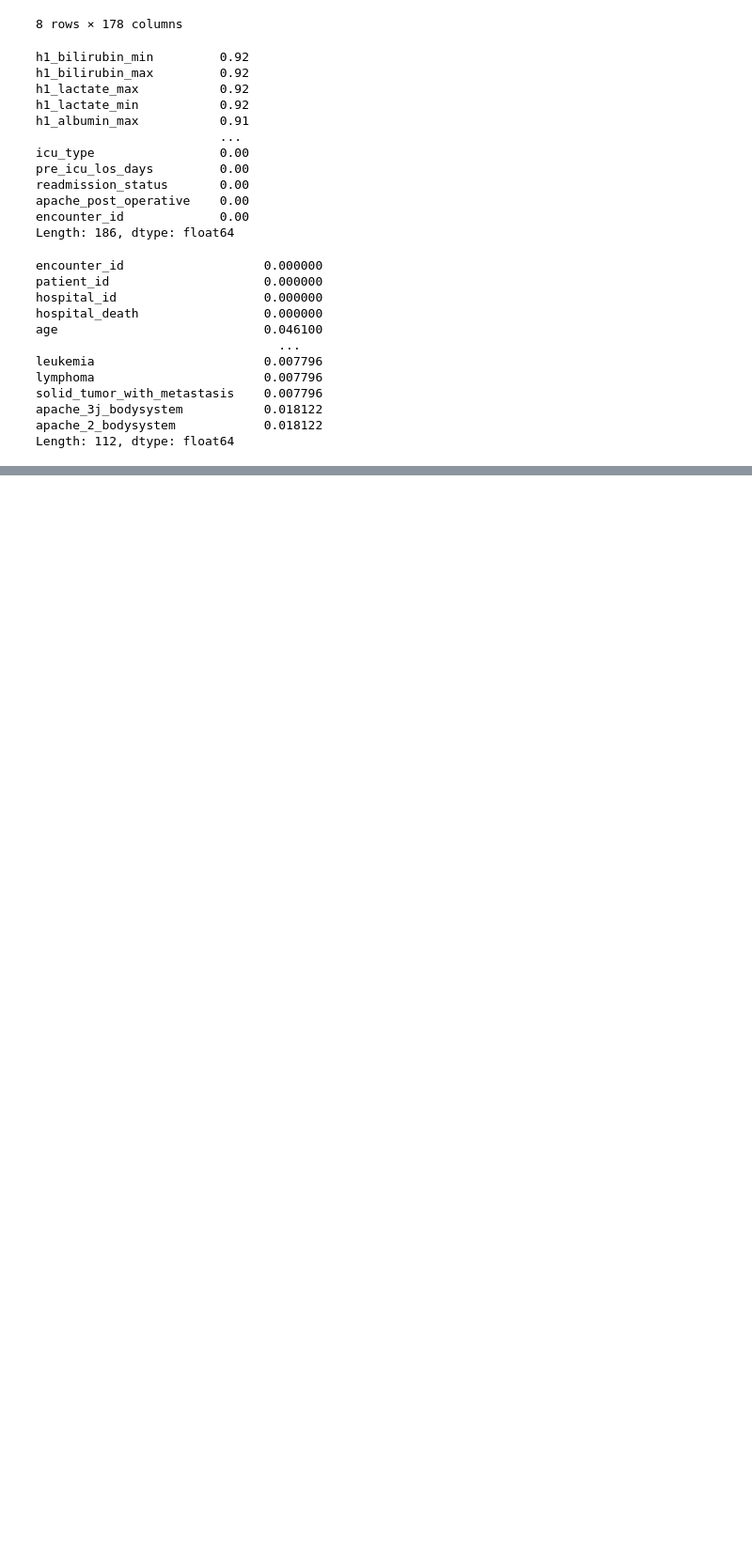
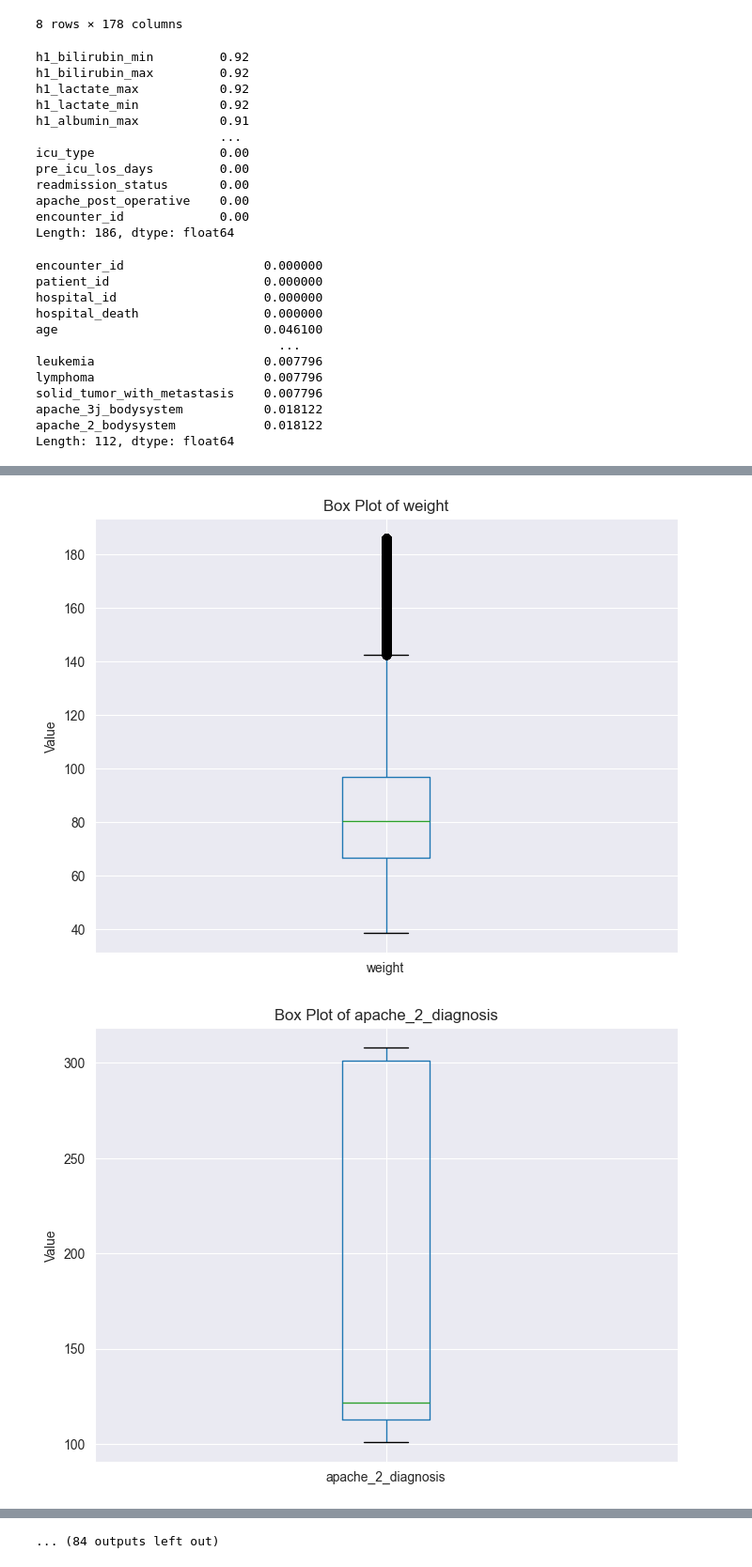
Before and after one commit to BVishal-Geek/Patient-Survival-Prediction---Dash-Visualization, a Jupyter notebook: src/main1.ipynb, the cells around one changed output, grey strips where cells are left out. Shown at 94% size. Saved outputs shown, nothing was run; the diff lists cells and outputs as text; code cells hidden in the pictures; blank space fills up the shorter version.

```diff
--- a/src/main1.ipynb
+++ b/src/main1.ipynb
@@ -123,0 +108,4 @@ for column in numeric_columns:
+# %%
+imputer = SimpleImputer(strategy='most_frequent')
+for column in Categorical:
+    df_dropped[column] = imputer.fit_transform(df_dropped[column].values.reshape(-1, 1)).flatten()
@@ -123,0 +131,5 @@ for column in numeric_columns:
+# %%
+Categorical_copy = pd.DataFrame()
+for cols in Categorical:
+    Categorical_copy[cols] = df_dropped[cols]
+    df_dropped = df_dropped.drop([cols],axis=1)
@@ -123,0 +156,17 @@ for column in numeric_columns:
+# %%
+df_copy = df_dropped.copy()
+
+# Create a mask of missing values
+missing_mask = df_copy.isna()
+
+# Initialize an IterativeImputer
+imputer = IterativeImputer(max_iter=10, random_state=0)
+
+# Fit the imputer and transform the data
+imputed_values = imputer.fit_transform(df_copy)
+
+# Convert the imputed values array back to a DataFrame
+imputed_df = pd.DataFrame(imputed_values, columns=df_copy.columns, index=df_copy.index)
+
+# Assign the imputed values to the missing values in df_copy
+df_copy[missing_mask] = imputed_df[missing_mask]
@@ -123,0 +181,2 @@ for column in numeric_columns:
+# %%
+Df_Patients = pd.concat([Categorical_copy, df_copy], axis=1)
@@ -123,0 +201,12 @@ for column in numeric_columns:
+# %%
+numeric_columns_copy = Df_Patients.select_dtypes(include=['int', 'float']).columns
+
+filtered_columns_copy = [col for col in numeric_columns_copy if len(Df_Patients[col].unique()) > 3 and not col.endswith('_id')]
+
+for column in filtered_columns_copy:
+    plt.figure(figsize=(8, 6))
+    df.boxplot(column=column)
+    plt.title(f'Box Plot of {column}')
+    plt.ylabel('Value')
+    plt.show()
+# %% [output]
@@ -123,0 +217,2 @@ for column in numeric_columns:
+[figure, added]
+[figure, added]
@@ -123,0 +225 @@ for column in numeric_columns:
+... (84 outputs left out)
```
Also changed, not shown: parts of 14 cells of this notebook.
